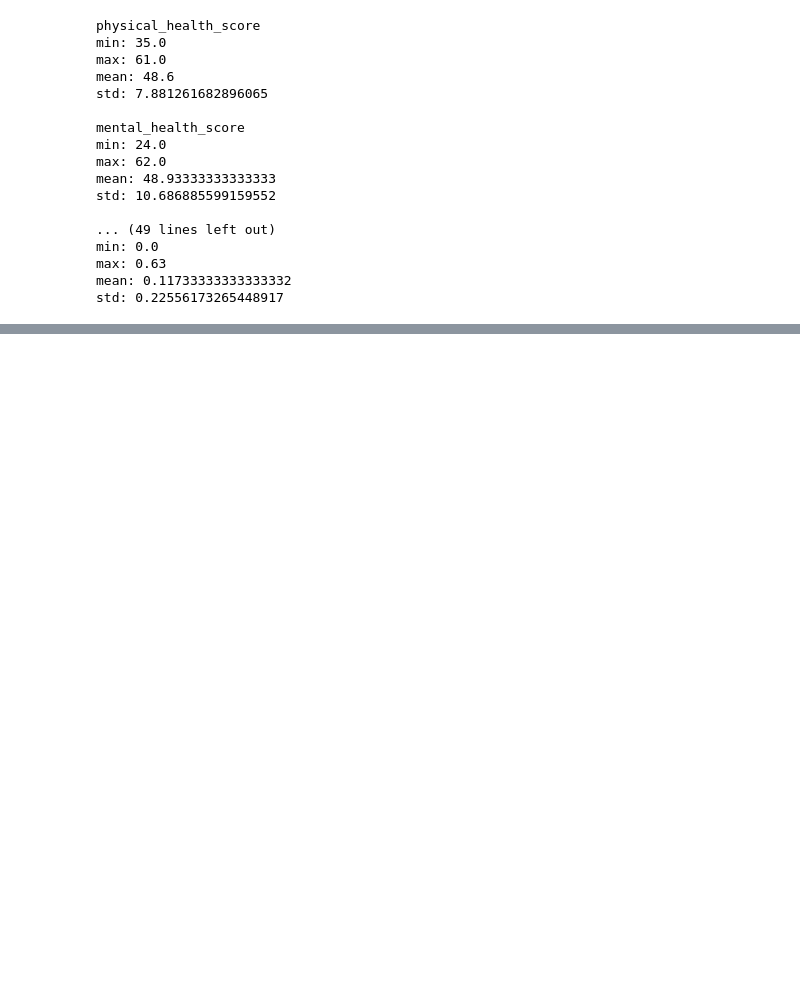
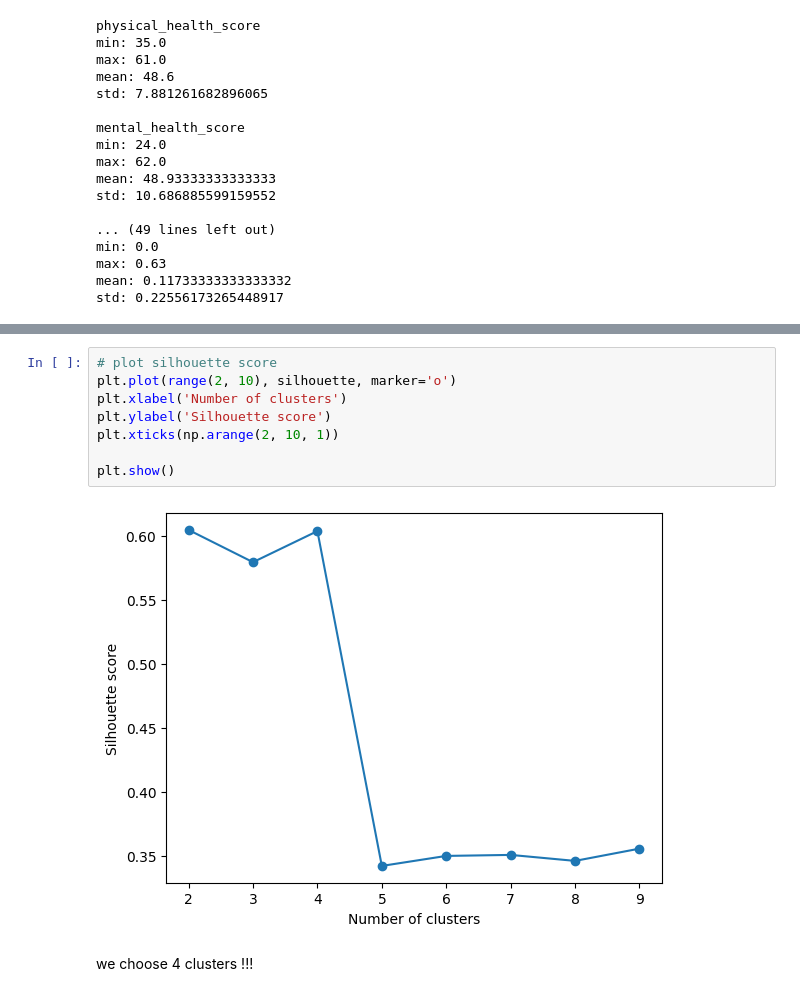
Before and after one commit to g-lago8/CHL-Project, a Jupyter notebook: notebooks/questionnaires_scores.ipynb, the cells around one changed output, grey strips where cells are left out. Drawn from its saved outputs; the diff is of its cells as text; blank space fills up the shorter version.

```diff
--- a/notebooks/questionnaires_scores.ipynb
+++ b/notebooks/questionnaires_scores.ipynb
@@ -460,0 +578,12 @@ std: 0.22556173265448917
+# %%
+# plot silhouette score
+plt.plot(range(2, 10), silhouette, marker='o')
+plt.xlabel('Number of clusters')
+plt.ylabel('Silhouette score')
+plt.xticks(np.arange(2, 10, 1))
+
+plt.show()
+# %% [output]
+[figure, added]
+# %% [markdown]
+we choose 4 clusters !!!
```
Also changed, not shown: parts of 35 cells of this notebook.
